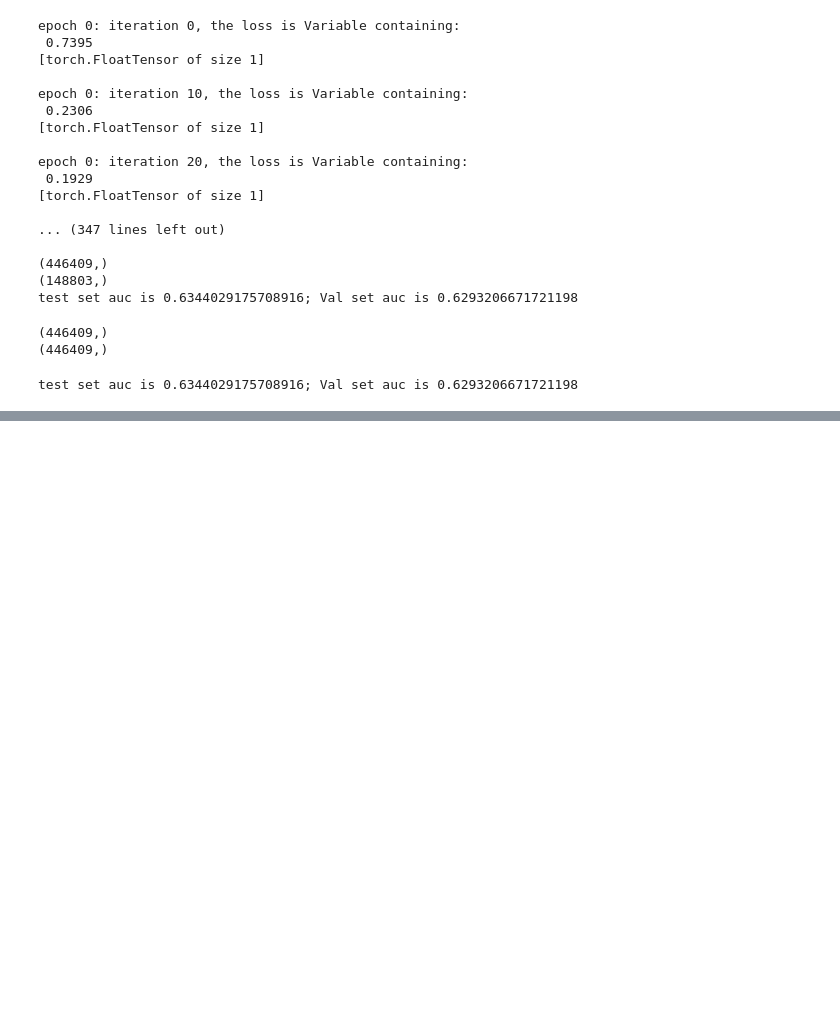
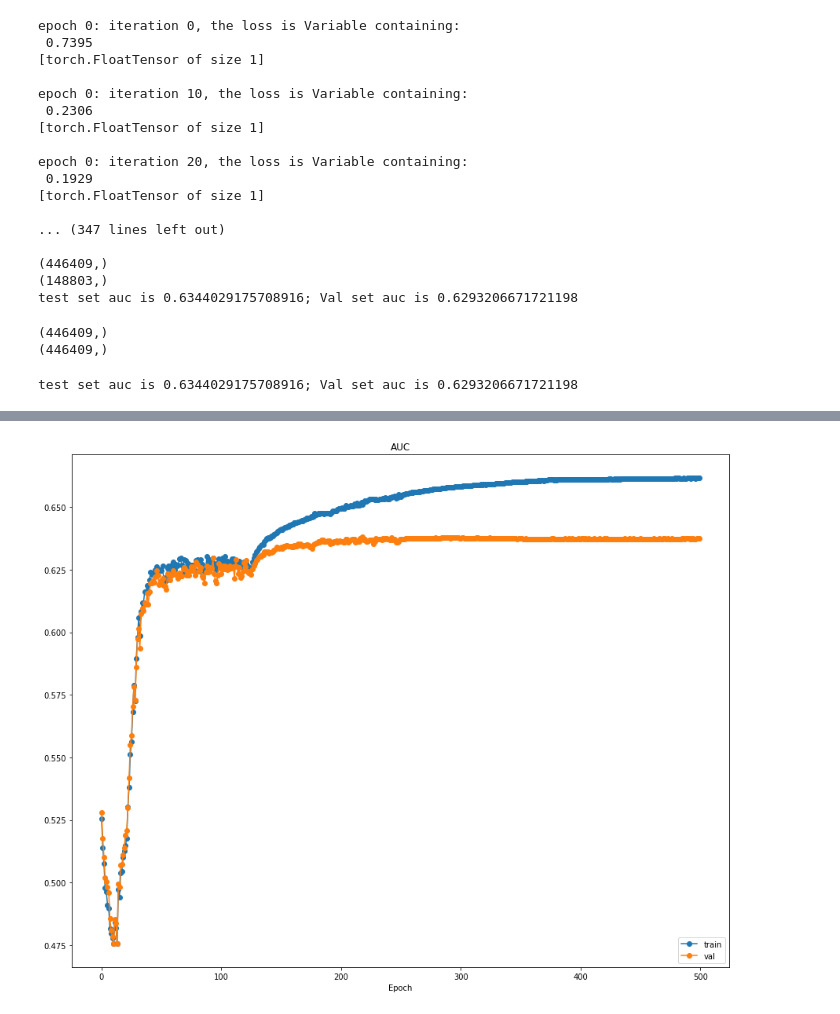
Before and after one commit to FDSMlhn/Kaggle_Competition_Husky, a Jupyter notebook: safe_driver_prediction/Modelling.ipynb, the cells around one changed output, grey strips where cells are left out. Drawn from its saved outputs; the diff is of its cells as text; code cells hidden in the pictures; blank space fills up the shorter version.

```diff
--- a/safe_driver_prediction/Modelling.ipynb
+++ b/safe_driver_prediction/Modelling.ipynb
@@ -417,0 +430,8 @@ for i in range(100):
+# %%
+#choose the best and plot it to see how it's going.
+
+lr =0.0021465415548623146
+wd = 0.0804501958708467
+nn_model = NeuralNetwork(data,learning_rate = lr,num_epochs=8,verbose=True,
+                             weight_decay=wd,batchnorm=True)
+nn_model.train()
@@ -417,0 +474,4 @@ for i in range(100):
+# %%
+a =sorted(train_hist, key=lambda x:x[0],reverse=True)
+for i in a:
+    print(train_hist[i])
@@ -441,0 +571,8 @@ plt.show()
+# %%
+from MY_NN import NeuralNetwork
+#choose the best among finer search
+lr =0.00015493820527177172
+wd = 0.0008104257925743996
+nn_model = NeuralNetwork(data,learning_rate = lr,num_epochs=80,verbose=True,
+                             weight_decay=wd,batchnorm=True)
+nn_model.train()
@@ -441,0 +636,28 @@ plt.show()
+# %%
+nn_model= best_net
+
+# plt.subplot(3, 1, 1)
+# plt.title('Training loss')
+# plt.plot(nn_model.loss_history, 'o')
+# plt.xlabel('Iteration')
+
+# plt.subplot(3, 1, 2)
+# plt.title('Accuracy')
+# plt.plot(nn_model.acc_history['train'], '-o', label='train')
+# plt.plot(nn_model.acc_history['val'], '-o', label='val')
+# #plt.plot([0.5] * len(solver.val_acc_history), 'k--')
+# plt.xlabel('Epoch')
+# plt.legend(loc='lower right')
+
+# plt.subplot(3, 1, 3)
+plt.title('AUC')
+plt.plot(nn_model.auc_history['train'], '-o', label='train')
+plt.plot(nn_model.auc_history['val'], '-o', label='val')
+#plt.plot([0.5] * len(solver.val_acc_history), 'k--')
+plt.xlabel('Epoch')
+plt.legend(loc='lower right')
+
+plt.gcf().set_size_inches(15, 12)
+plt.show()
+# %% [output]
+[figure, added]
```
Also changed, not shown: parts of 13 cells of this notebook, 2 other files.
